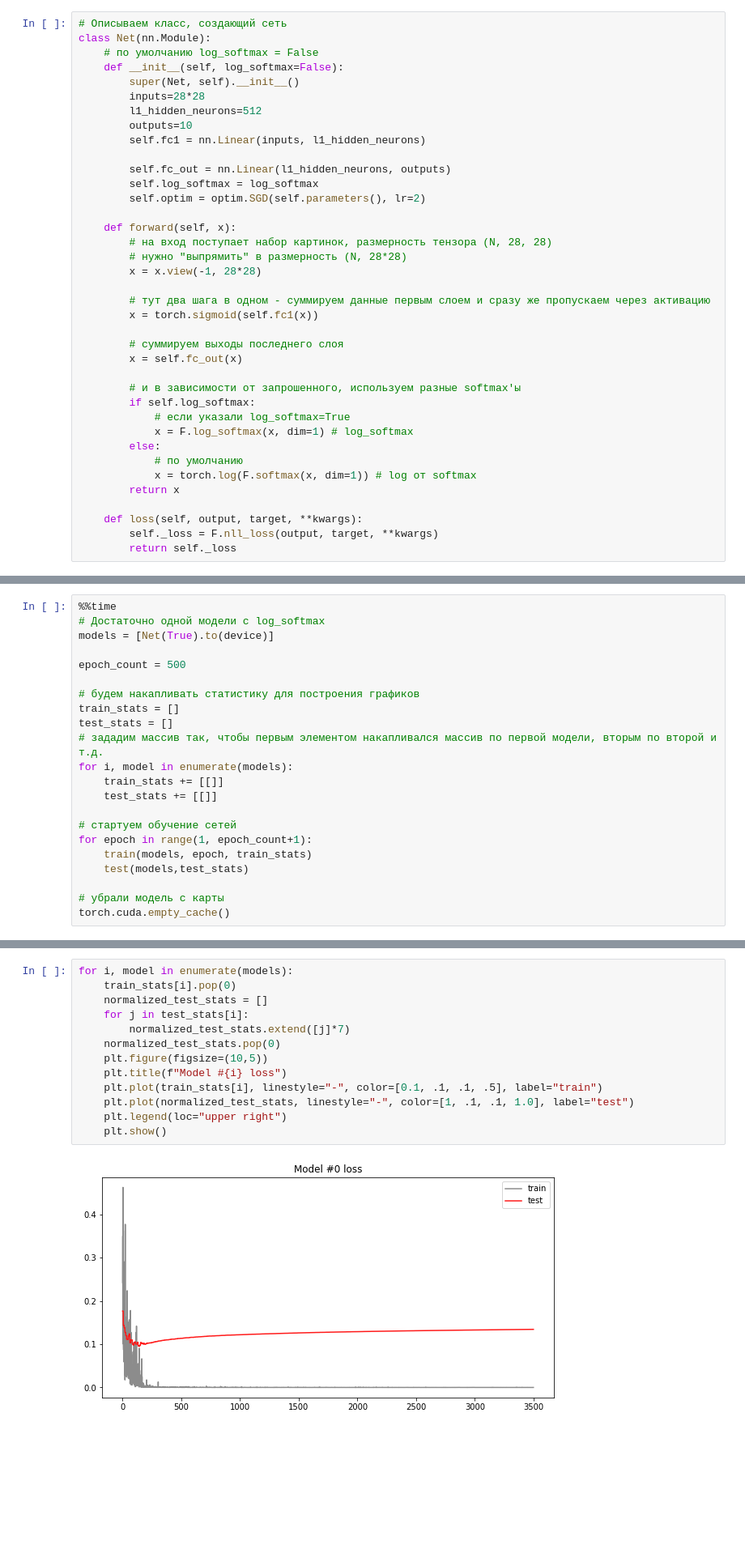
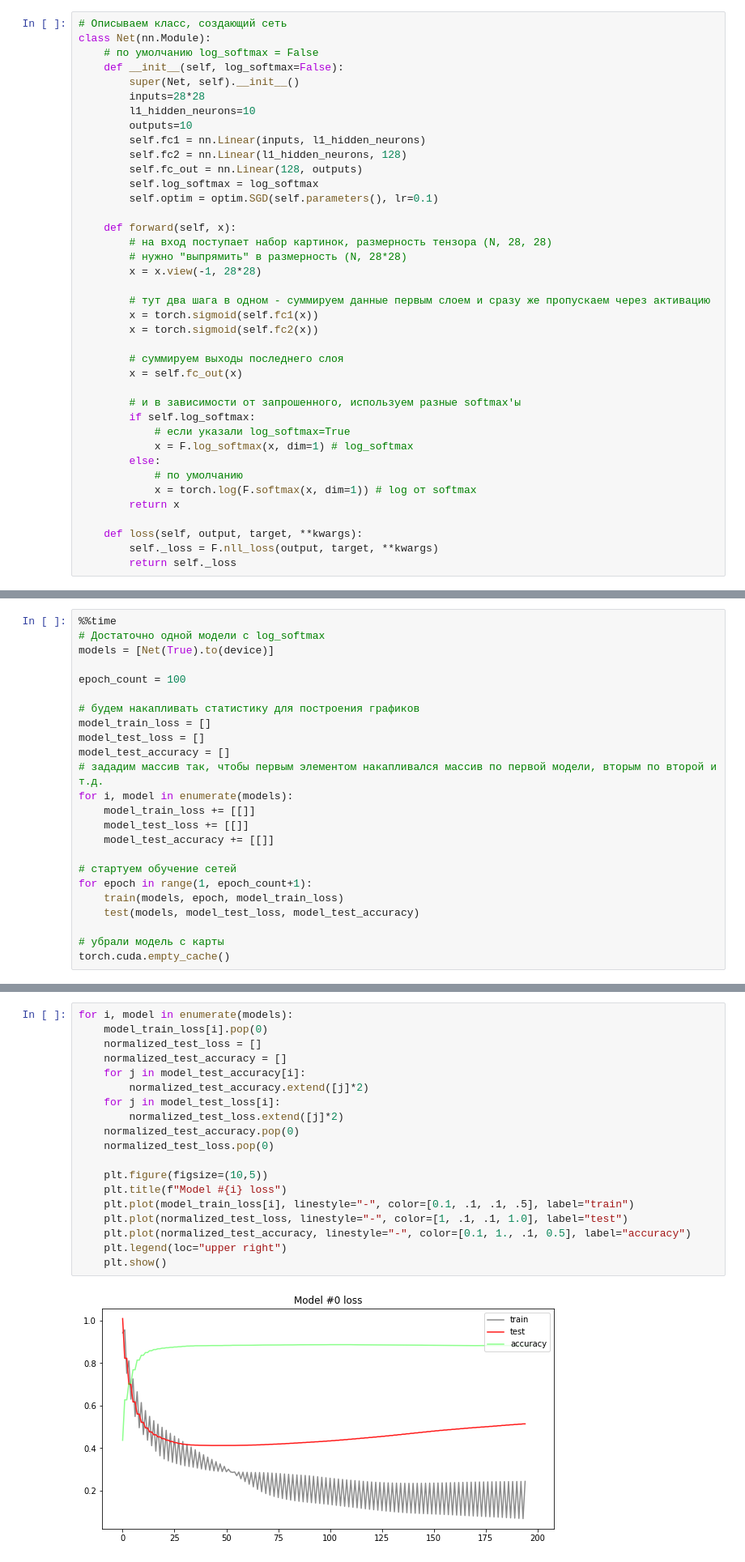
Before and after one commit to Torchun/otus, a Jupyter notebook: DL/2020/homework/3/1_mnist_mlp_homework.ipynb, the cells around one changed output, grey strips where cells are left out. Shown: that part at 81% size. Drawn from its saved outputs; the diff is of its cells as text; blank space fills up the shorter version.

```diff
--- a/DL/2020/homework/3/1_mnist_mlp_homework.ipynb
+++ b/DL/2020/homework/3/1_mnist_mlp_homework.ipynb
@@ -228,13 +238,13 @@ class Net(nn.Module):
     def __init__(self, log_softmax=False):
         super(Net, self).__init__()
         inputs=28*28
-        l1_hidden_neurons=512
+        l1_hidden_neurons=10
         outputs=10
         self.fc1 = nn.Linear(inputs, l1_hidden_neurons)
-
-        self.fc_out = nn.Linear(l1_hidden_neurons, outputs)
+        self.fc2 = nn.Linear(l1_hidden_neurons, 128)
+        self.fc_out = nn.Linear(128, outputs)
         self.log_softmax = log_softmax
-        self.optim = optim.SGD(self.parameters(), lr=2)
+        self.optim = optim.SGD(self.parameters(), lr=0.1)
 
     def forward(self, x):
         # на вход поступает набор картинок, размерность тензора (N, 28, 28)
@@ -243,6 +253,7 @@ class Net(nn.Module):
 
         # тут два шага в одном - суммируем данные первым слоем и сразу же пропускаем через активацию
         x = torch.sigmoid(self.fc1(x))
+        x = torch.sigmoid(self.fc2(x))
 
         # суммируем выходы последнего слоя
         x = self.fc_out(x)
@@ -264,20 +279,22 @@ class Net(nn.Module):
 # Достаточно одной модели с log_softmax
 models = [Net(True).to(device)]
 
-epoch_count = 500
+epoch_count = 100
 
 # будем накапливать статистику для построения графиков
-train_stats = []
-test_stats = []
+model_train_loss = []
+model_test_loss = []
+model_test_accuracy = []
 # зададим массив так, чтобы первым элементом накапливался массив по первой модели, вторым по второй и т.д.
 for i, model in enumerate(models):
-    train_stats += [[]]
-    test_stats += [[]]
+    model_train_loss += [[]]
+    model_test_loss += [[]]
+    model_test_accuracy += [[]]
 
 # стартуем обучение сетей
 for epoch in range(1, epoch_count+1):
-    train(models, epoch, train_stats)
-    test(models,test_stats)
+    train(models, epoch, model_train_loss)
+    test(models, model_test_loss, model_test_accuracy)
 
 # убрали модель с карты
 torch.cuda.empty_cache()
@@ -302,15 +319,21 @@ Wall time: 1h 56min 31s
 # %%
 for i, model in enumerate(models):
-    train_stats[i].pop(0)
-    normalized_test_stats = []
-    for j in test_stats[i]:
-        normalized_test_stats.extend([j]*7)
-    normalized_test_stats.pop(0)
+    model_train_loss[i].pop(0)
+    normalized_test_loss = []
+    normalized_test_accuracy = []
+    for j in model_test_accuracy[i]:
+        normalized_test_accuracy.extend([j]*2)
+    for j in model_test_loss[i]:
+        normalized_test_loss.extend([j]*2)
+    normalized_test_accuracy.pop(0)
+    normalized_test_loss.pop(0)
+
     plt.figure(figsize=(10,5))
     plt.title(f"Model #{i} loss")
-    plt.plot(train_stats[i], linestyle="-", color=[0.1, .1, .1, .5], label="train")
-    plt.plot(normalized_test_stats, linestyle="-", color=[1, .1, .1, 1.0], label="test")
+    plt.plot(model_train_loss[i], linestyle="-", color=[0.1, .1, .1, .5], label="train")
+    plt.plot(normalized_test_loss, linestyle="-", color=[1, .1, .1, 1.0], label="test")
+    plt.plot(normalized_test_accuracy, linestyle="-", color=[0.1, 1., .1, 0.5], label="accuracy")
     plt.legend(loc="upper right")
     plt.show()
 # %% [output]
-[figure, old version]
+[figure, new version]
```
Also changed, not shown: parts of 8 cells of this notebook, 1 other file.
